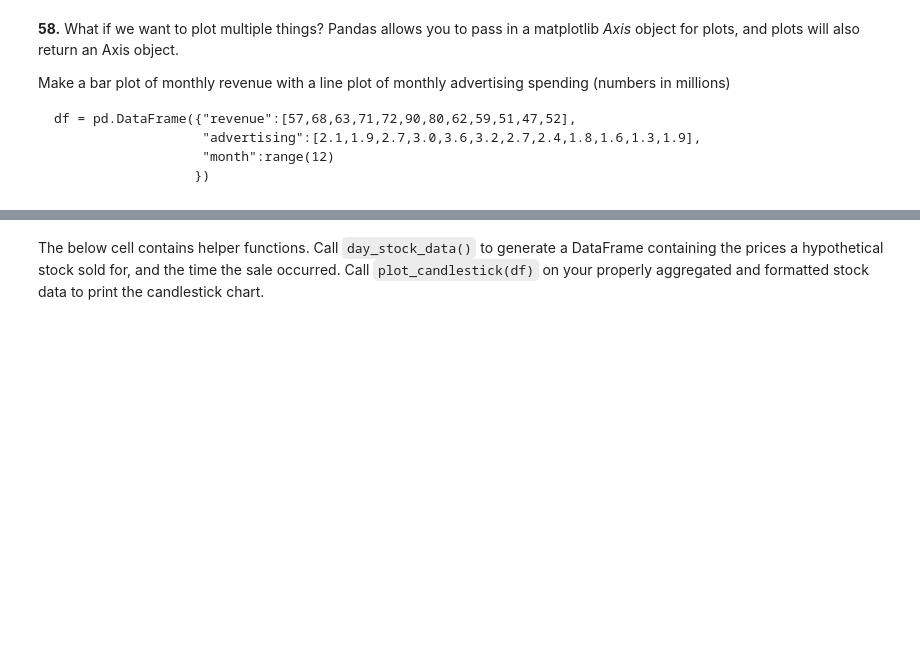
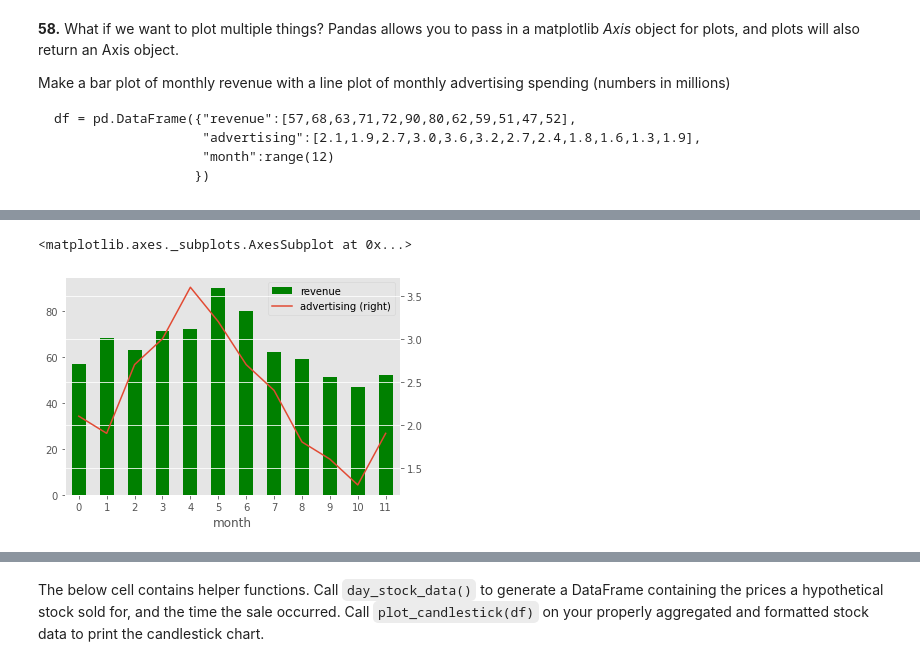
Before and after one commit to ronanfernandes/100-pandas-puzzles, a Jupyter notebook: 100-pandas-puzzles-COM-ANOTACOES.ipynb, the cells around one changed output, grey strips where cells are left out. Cells and saved outputs as stored; diff of their text form; code cells hidden in the pictures; blank space fills up the shorter version.

```diff
--- a/100-pandas-puzzles-COM-ANOTACOES.ipynb
+++ b/100-pandas-puzzles-COM-ANOTACOES.ipynb
@@ -925,3 +1057,10 @@ df = pd.DataFrame({"revenue":[57,68,63,71,72,90,80,62,59,51,47,52],
+# %%
+ax = df.plot.bar("month", "revenue", color = "green")
+df.plot.line("month", "advertising", secondary_y = True, ax = ax)
+#ax.set_xlim((-1,12))
+# %% [output]
+<matplotlib.axes._subplots.AxesSubplot at 0x...>
+[figure, added]
 # %% [markdown]
 Now we're finally ready to create a candlestick chart, which is a very common tool used to analyze stock price data.  A candlestick chart shows the opening, closing, highest, and lowest price for a stock during a time window.  The color of the "candle" (the thick part of the bar) is green if the stock closed above its opening price, or red if below.
 
```
Also changed, not shown: parts of 11 cells of this notebook.
